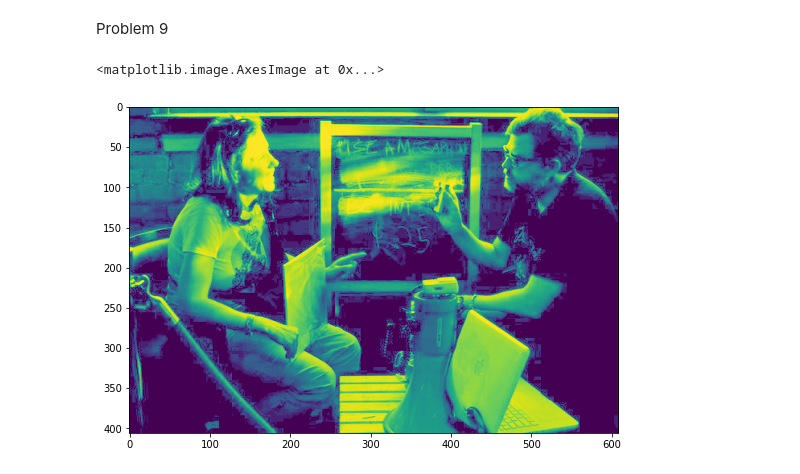
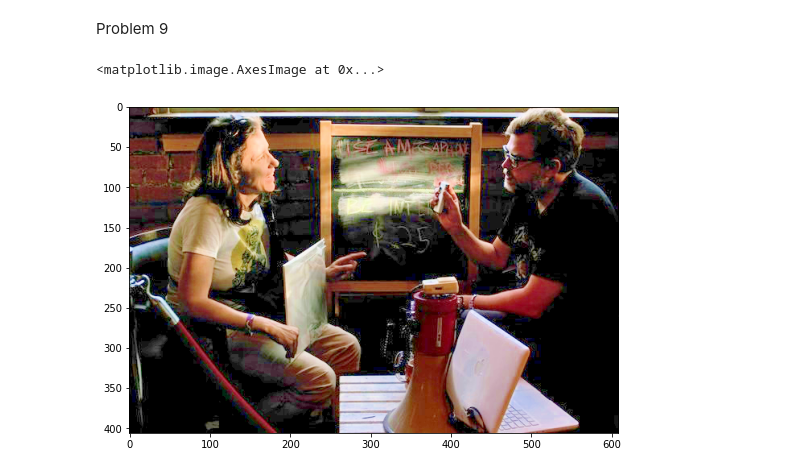
Before and after one commit to LillyStefanova/Image-Processing-FMI-course, a Jupyter notebook: practice_1/solutions.ipynb, the cells around one changed output. Saved outputs shown, nothing was run; the diff lists cells and outputs as text; code cells hidden in the pictures.

```diff
--- a/practice_1/solutions.ipynb
+++ b/practice_1/solutions.ipynb
@@ -255,11 +269,11 @@ Problem 9
 # %%
 input = cv2.imread("color.jpg")
 input_hsv = cv2.cvtColor(input, cv2.COLOR_BGR2HSV)
-input_equalized = cv2.equalizeHist(input_hsv[:, :, 2])
-input_hsv = cv2.cvtColor(input, cv2.COLOR_HSV2RGB)
+input_hsv[:, :, 2] = cv2.equalizeHist(input_hsv[:, :, 2])
+input_rgb = cv2.cvtColor(input_hsv, cv2.COLOR_HSV2RGB)
 
 plt.figure(figsize = (10, 6))
-plt.imshow(input_equalized)
+plt.imshow(input_rgb)
 # %% [output]
 <matplotlib.image.AxesImage at 0x...>
-[figure, old version]
+[figure, new version]
```
Also changed, not shown: parts of 2 cells of this notebook.
